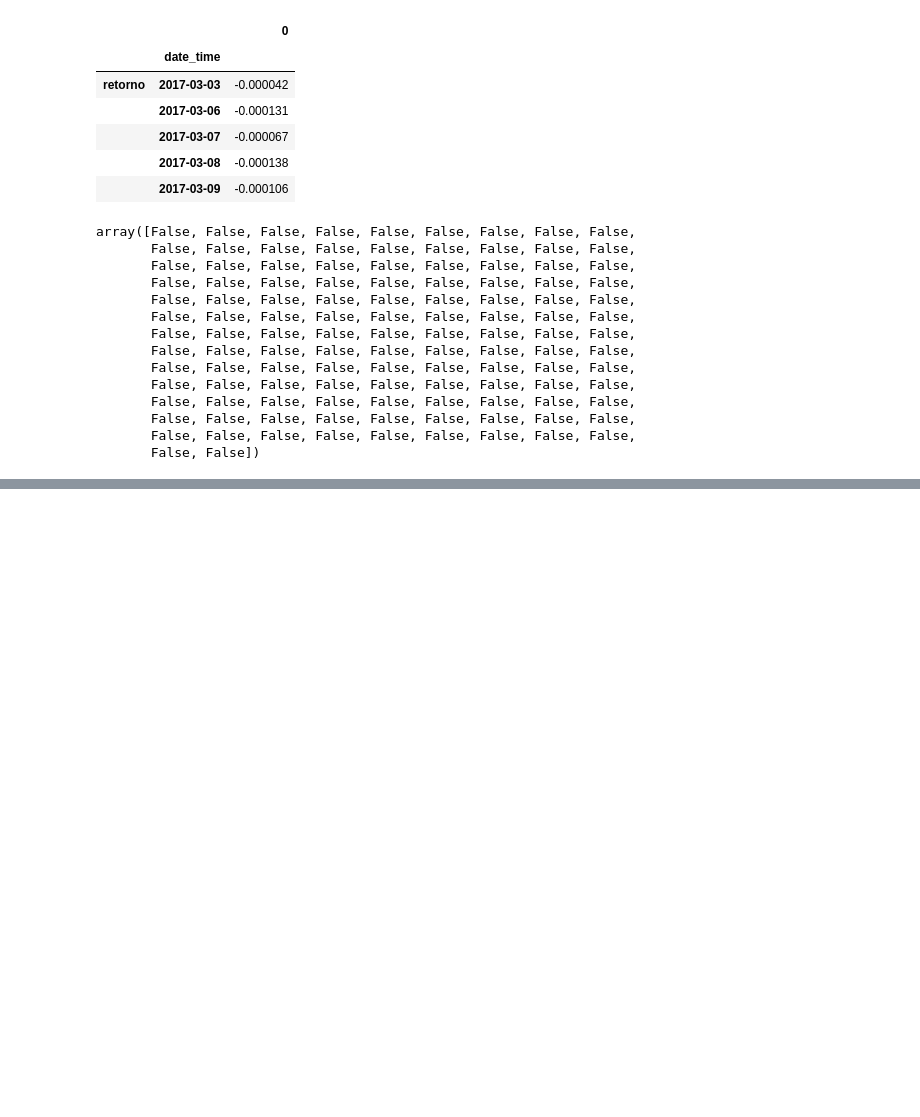
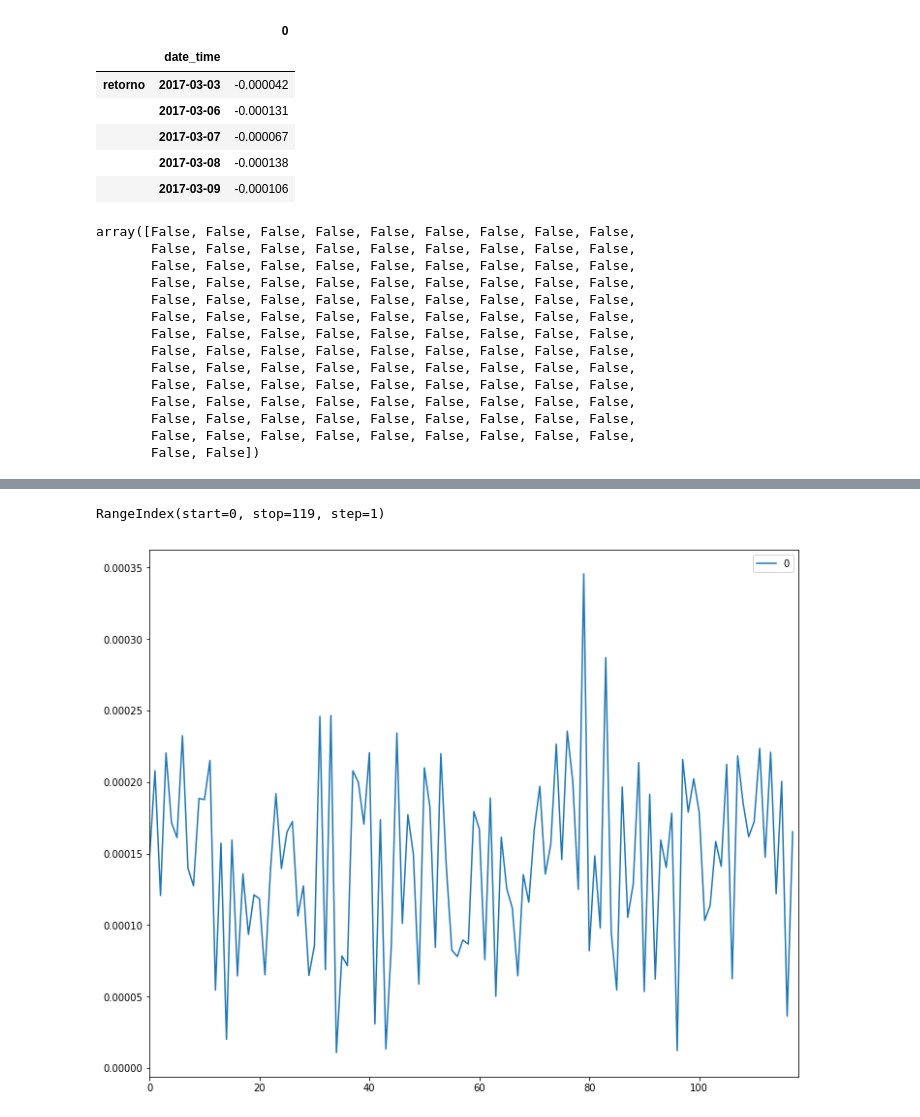
Before and after one commit to nromerodiaz/MarketQualityParams, a Jupyter notebook: JumpStatistic.ipynb, the cells around one changed output, grey strips where cells are left out. Saved outputs shown, nothing was run; the diff lists cells and outputs as text; code cells hidden in the pictures; blank space fills up the shorter version.

```diff
--- a/JumpStatistic.ipynb
+++ b/JumpStatistic.ipynb
@@ -39,7 +39,7 @@ donde $$r_{t+j\delta, \delta} = p_{t+j\delta}-p_{t+(j-1)\delta}$$
 # Realized volatility
 
 def RV(stockdailyret):
-    return np.sum(np.square(stockdailyret))
+    return np.sum(np.square(stockdailyret.values)) #.values
 # %%
 # Pequeña evaluacion
 RV([1,2,3])
@@ -290,0 +296,18 @@ array([False, False, False, False, False, False, False, False, False,
+# %%
+realized_volat = resampled_return.T.apply(RV, axis=1).values # TEST
+realized_volat = pd.DataFrame(realized_volat)
+
+bipower_var    = resampled_return.T.apply(BV, axis=1)
+bipower_var    = pd.DataFrame(bipower_var)
+
+tripower_quart = resampled_return.T.apply(TQ, axis=1)
+tripower_quart = pd.DataFrame(tripower_quart)
+# %%
+realized_volat.index
+# %% [output]
+RangeIndex(start=0, stop=119, step=1)
+# %%
+realized_volat.plot(figsize=(12, 10))
+plt.show()
+# %% [output]
+[figure, added]
```
Also changed, not shown: parts of 7 cells of this notebook.
